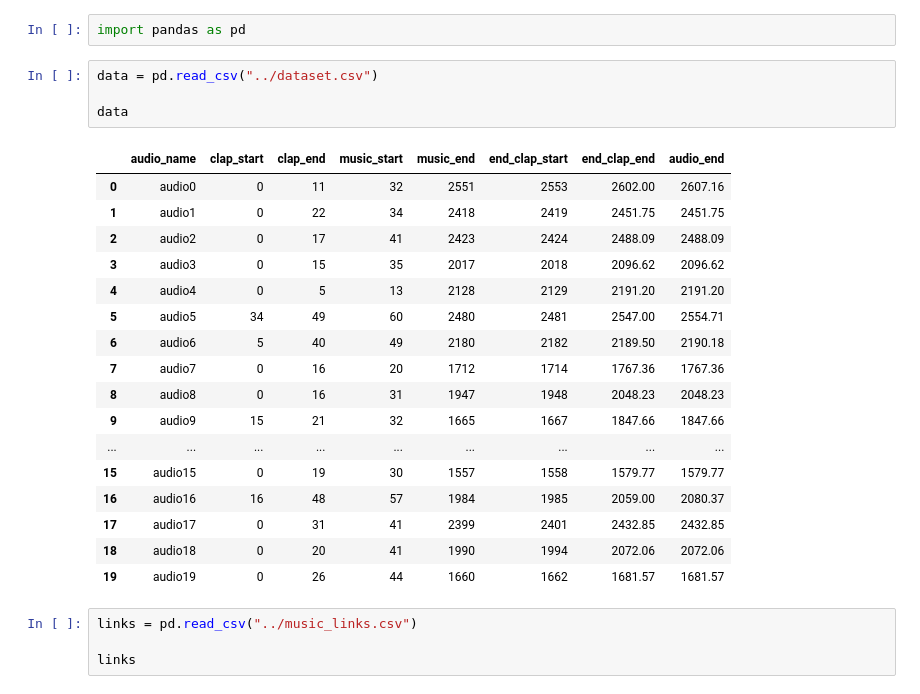
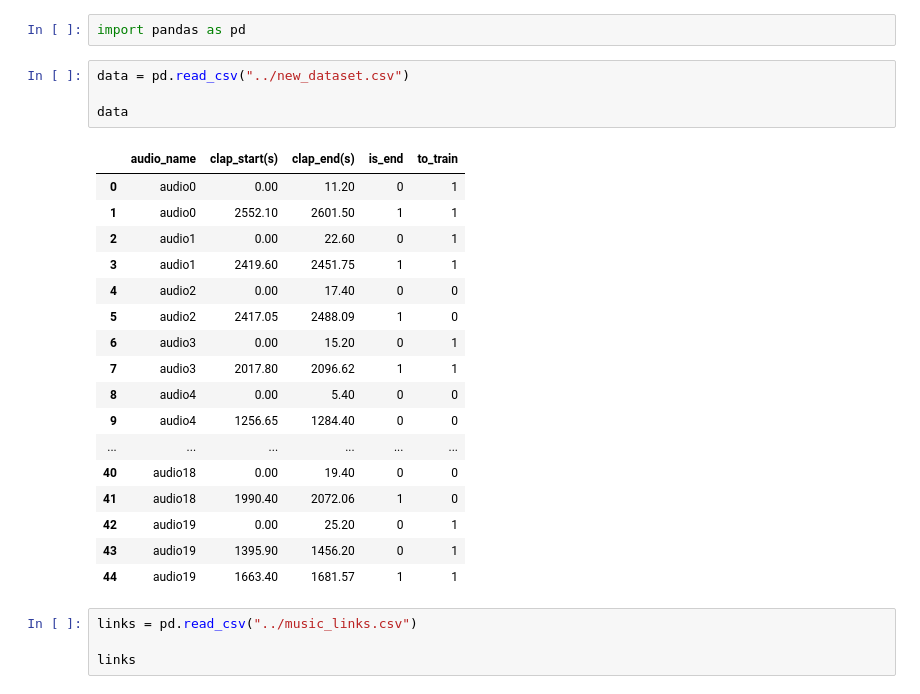
Before and after one commit to reynardo-tjhin/remove-claps, a Jupyter notebook: notebooks/data-display.ipynb, the cells around one changed output. Saved outputs shown, nothing was run; the diff lists cells and outputs as text.

Commit message:
reconfigure making dataset

```diff
--- a/notebooks/data-display.ipynb
+++ b/notebooks/data-display.ipynb
@@ -1,27 +1,27 @@
 # %%
 import pandas as pd
 # %%
-data = pd.read_csv("../dataset.csv")
+data = pd.read_csv("../new_dataset.csv")
 
 data
 # %% [output]
-|  | audio_name | clap_start | clap_end | music_start | music_end | end_clap_start | end_clap_end | audio_end |
-| 0 | audio0 | 0 | 11 | 32 | 2551 | 2553 | 2602.00 | 2607.16 |
-| 1 | audio1 | 0 | 22 | 34 | 2418 | 2419 | 2451.75 | 2451.75 |
-| 2 | audio2 | 0 | 17 | 41 | 2423 | 2424 | 2488.09 | 2488.09 |
-| 3 | audio3 | 0 | 15 | 35 | 2017 | 2018 | 2096.62 | 2096.62 |
-| 4 | audio4 | 0 | 5 | 13 | 2128 | 2129 | 2191.20 | 2191.20 |
-| 5 | audio5 | 34 | 49 | 60 | 2480 | 2481 | 2547.00 | 2554.71 |
-| 6 | audio6 | 5 | 40 | 49 | 2180 | 2182 | 2189.50 | 2190.18 |
-| 7 | audio7 | 0 | 16 | 20 | 1712 | 1714 | 1767.36 | 1767.36 |
-| 8 | audio8 | 0 | 16 | 31 | 1947 | 1948 | 2048.23 | 2048.23 |
-| 9 | audio9 | 15 | 21 | 32 | 1665 | 1667 | 1847.66 | 1847.66 |
-| ... | ... | ... | ... | ... | ... | ... | ... | ... |
-| 15 | audio15 | 0 | 19 | 30 | 1557 | 1558 | 1579.77 | 1579.77 |
-| 16 | audio16 | 16 | 48 | 57 | 1984 | 1985 | 2059.00 | 2080.37 |
-| 17 | audio17 | 0 | 31 | 41 | 2399 | 2401 | 2432.85 | 2432.85 |
-| 18 | audio18 | 0 | 20 | 41 | 1990 | 1994 | 2072.06 | 2072.06 |
-| 19 | audio19 | 0 | 26 | 44 | 1660 | 1662 | 1681.57 | 1681.57 |
+|  | audio_name | clap_start(s) | clap_end(s) | is_end | to_train |
+| 0 | audio0 | 0.00 | 11.20 | 0 | 1 |
+| 1 | audio0 | 2552.10 | 2601.50 | 1 | 1 |
+| 2 | audio1 | 0.00 | 22.60 | 0 | 1 |
+| 3 | audio1 | 2419.60 | 2451.75 | 1 | 1 |
+| 4 | audio2 | 0.00 | 17.40 | 0 | 0 |
+| 5 | audio2 | 2417.05 | 2488.09 | 1 | 0 |
+| 6 | audio3 | 0.00 | 15.20 | 0 | 1 |
+| 7 | audio3 | 2017.80 | 2096.62 | 1 | 1 |
+| 8 | audio4 | 0.00 | 5.40 | 0 | 0 |
+| 9 | audio4 | 1256.65 | 1284.40 | 0 | 0 |
+| ... | ... | ... | ... | ... | ... |
+| 40 | audio18 | 0.00 | 19.40 | 0 | 0 |
+| 41 | audio18 | 1990.40 | 2072.06 | 1 | 0 |
+| 42 | audio19 | 0.00 | 25.20 | 0 | 1 |
+| 43 | audio19 | 1395.90 | 1456.20 | 0 | 1 |
+| 44 | audio19 | 1663.40 | 1681.57 | 1 | 1 |
 # %%
 links = pd.read_csv("../music_links.csv")
 
```
Also changed, not shown: parts of 1 cell of this notebook, 25 other files.
